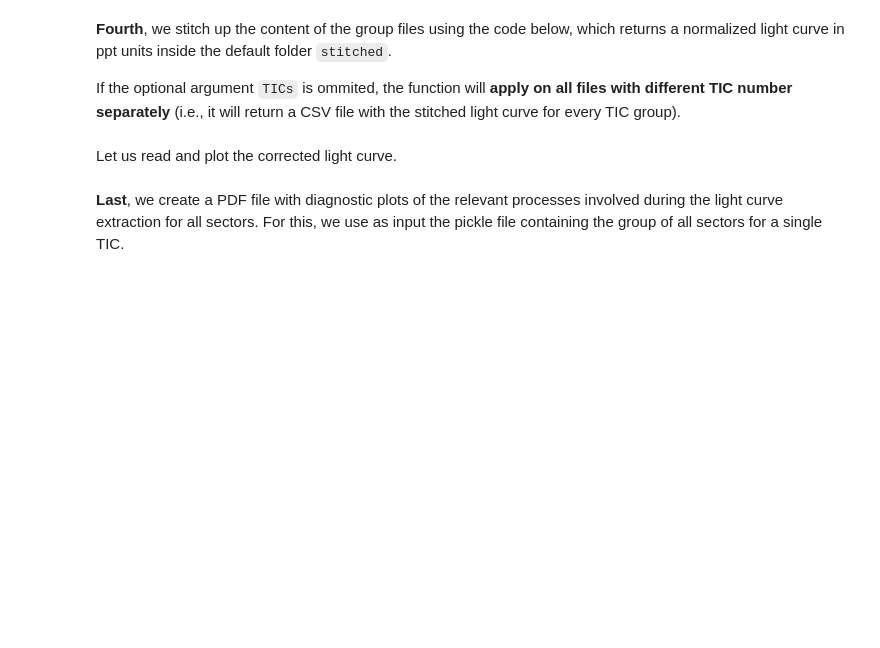
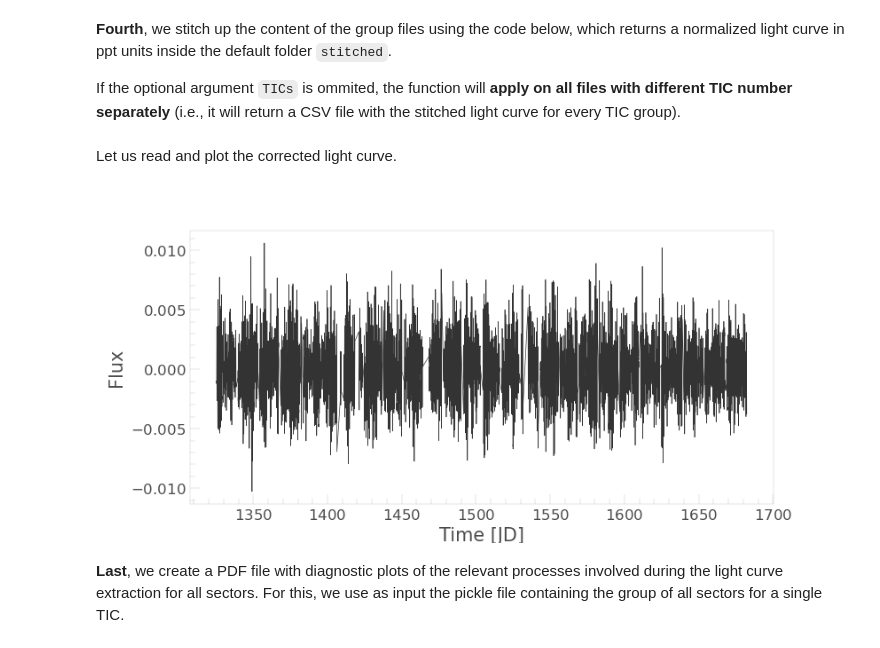
Before and after one commit to stefano-rgc/tessutils, a Jupyter notebook: tutorial/Tessutils_tutorial.ipynb, the cells around one changed output. Saved outputs shown, nothing was run; the diff lists cells and outputs as text; code cells hidden in the pictures; blank space fills up the shorter version.

```diff
--- a/tutorial/Tessutils_tutorial.ipynb
+++ b/tutorial/Tessutils_tutorial.ipynb
@@ -173,10 +202,12 @@ Let us read and plot the corrected light curve.
 # %%
 import lightkurve as lk
 import pandas as pd
-lc = pd.read_csv(f'stitched/lc_tic{TIC}_corrected_stitched.csv')
+lc = pd.read_csv(f'stitched_yr1/lc_tic{TIC}_corrected_stitched.csv')
 lc = lk.LightCurve(time=lc.time, flux=lc.flux)
 # %%
-lc.plot()
+_ = lc.plot()
+# %% [output]
+[figure, added]
 # %% [markdown]
 **Last**, we create a PDF file with diagnostic plots of the relevant processes involved during the light curve extraction for all sectors. For this, we use as input the pickle file containing the group of all sectors for a single TIC.
 # %%
```
Also changed, not shown: parts of 57 cells of this notebook, 1 other file.
